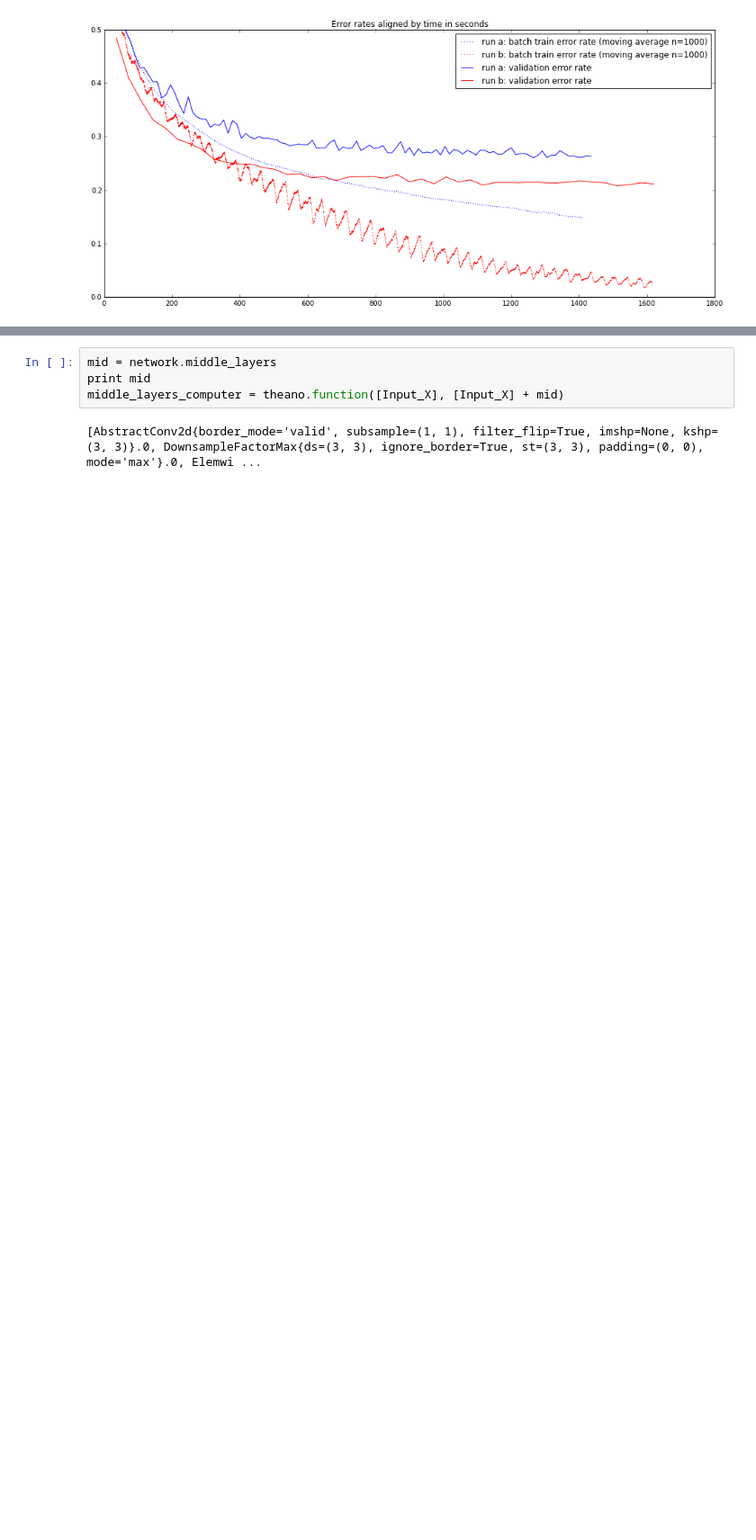
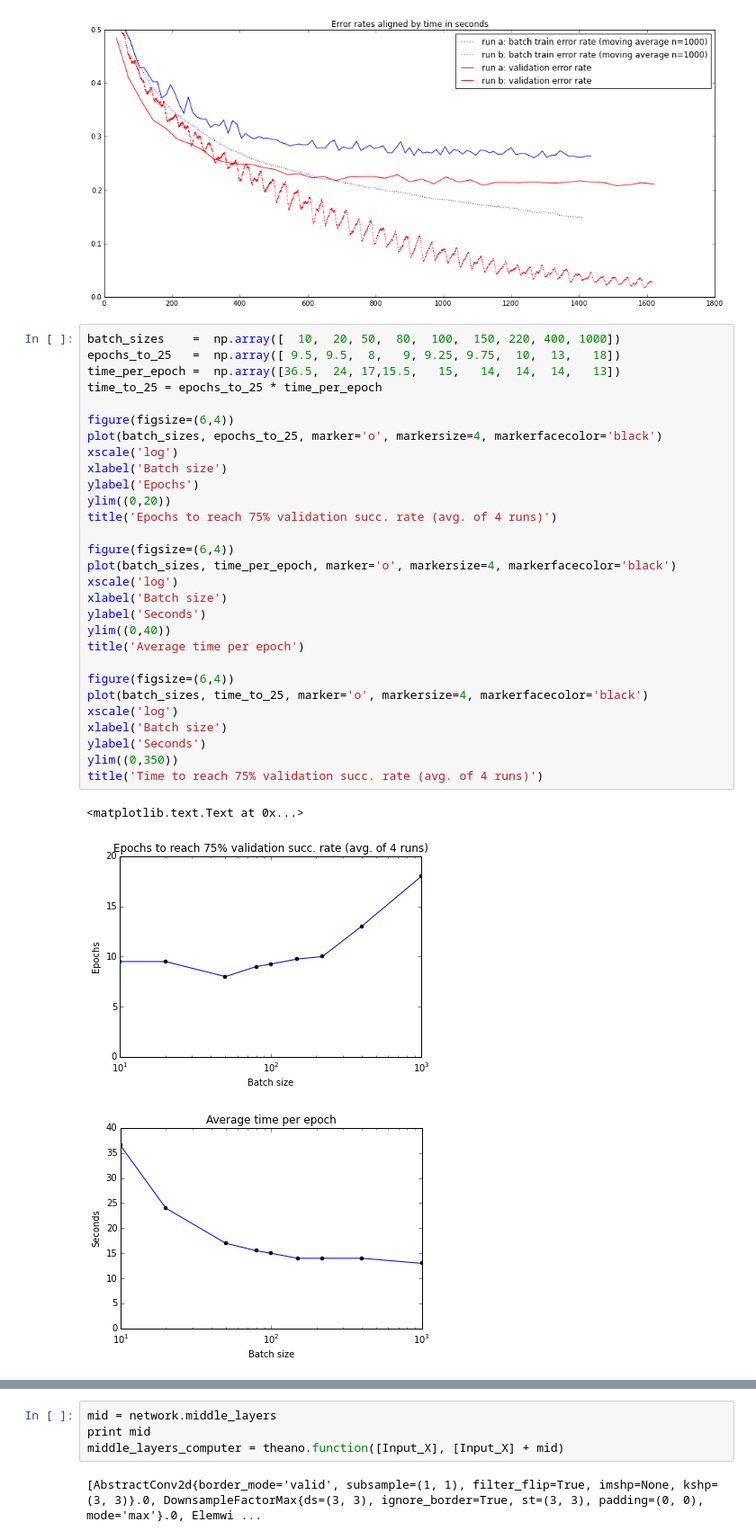
Before and after one commit to rafalcieslak/nn_assignments, a Jupyter notebook: project/CIFAR10.ipynb, the cells around one changed output, grey strips where cells are left out. Shown at 90% size. Saved outputs shown, nothing was run; the diff lists cells and outputs as text; blank space fills up the shorter version.

Commit message:
Batch size experimets, stat plot generation

```diff
--- a/project/CIFAR10.ipynb
+++ b/project/CIFAR10.ipynb
@@ -562,3 +567,36 @@ legend()
 <matplotlib.legend.Legend at 0x...>
 [figure]
 [figure]
+# %%
+batch_sizes    =  np.array([  10,  20, 50,  80,  100,  150, 220, 400, 1000])
+epochs_to_25   =  np.array([ 9.5, 9.5,  8,   9, 9.25, 9.75,  10,  13,   18])
+time_per_epoch =  np.array([36.5,  24, 17,15.5,   15,   14,  14,  14,   13])
+time_to_25 = epochs_to_25 * time_per_epoch
+
+figure(figsize=(6,4))
+plot(batch_sizes, epochs_to_25, marker='o', markersize=4, markerfacecolor='black')
+xscale('log')
+xlabel('Batch size')
+ylabel('Epochs')
+ylim((0,20))
+title('Epochs to reach 75% validation succ. rate (avg. of 4 runs)')
+
+figure(figsize=(6,4))
+plot(batch_sizes, time_per_epoch, marker='o', markersize=4, markerfacecolor='black')
+xscale('log')
+xlabel('Batch size')
+ylabel('Seconds')
+ylim((0,40))
+title('Average time per epoch')
+
+figure(figsize=(6,4))
+plot(batch_sizes, time_to_25, marker='o', markersize=4, markerfacecolor='black')
+xscale('log')
+xlabel('Batch size')
+ylabel('Seconds')
+ylim((0,350))
+title('Time to reach 75% validation succ. rate (avg. of 4 runs)')
+# %% [output]
+<matplotlib.text.Text at 0x...>
+[figure, added]
+[figure, added]
```
Also changed, not shown: parts of 7 cells of this notebook.
